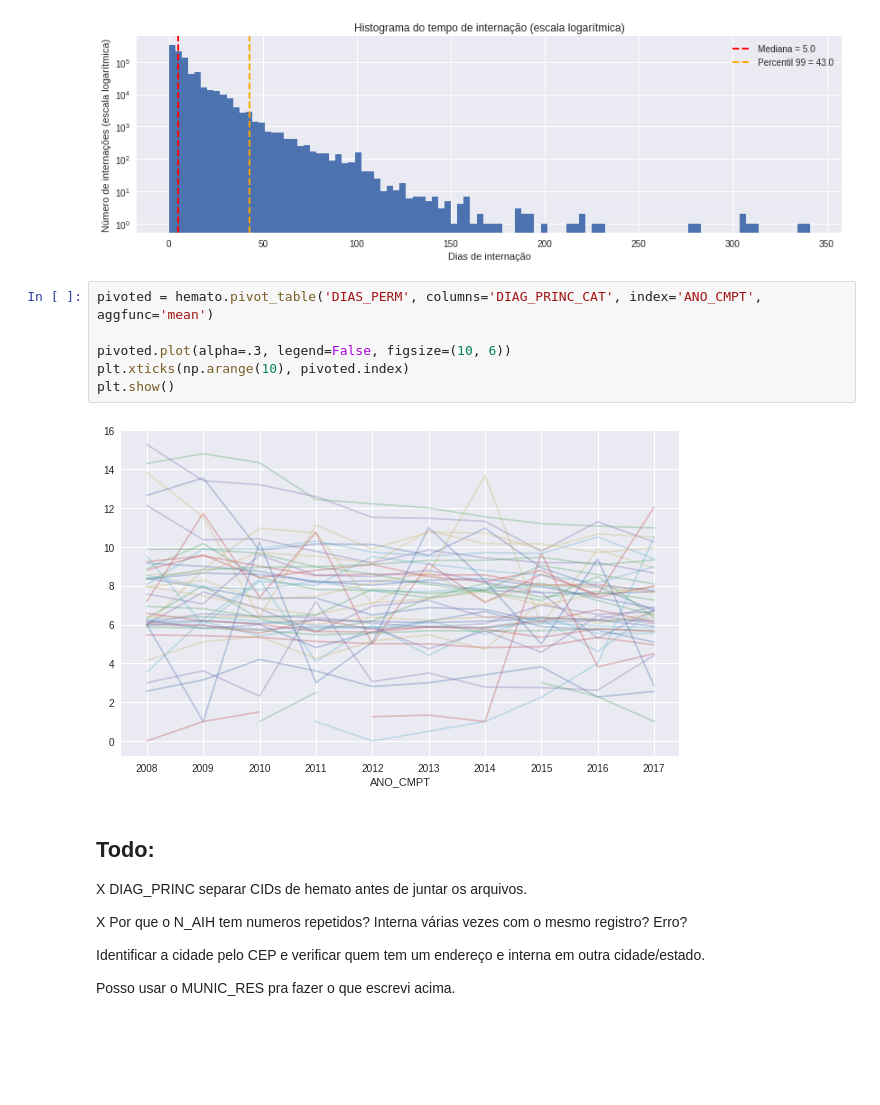
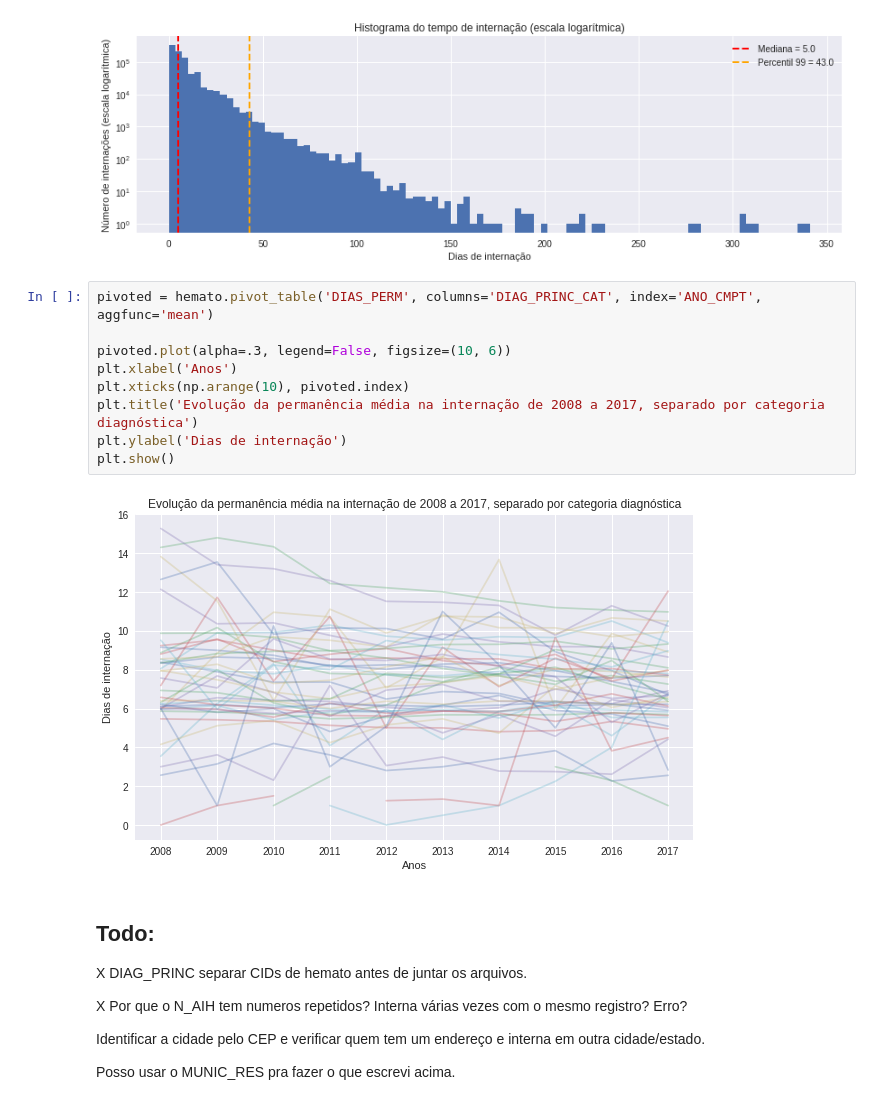
Before and after one commit to gbletsch/hematologic_hospitalizations_brazil, a Jupyter notebook: tcc.ipynb, the cells around one changed output. Saved outputs shown, nothing was run; the diff lists cells and outputs as text; blank space fills up the shorter version.

```diff
--- a/tcc.ipynb
+++ b/tcc.ipynb
@@ -170,11 +170,14 @@ plt.show()
 # %%
 pivoted = hemato.pivot_table('DIAS_PERM', columns='DIAG_PRINC_CAT', index='ANO_CMPT', aggfunc='mean')
 
 pivoted.plot(alpha=.3, legend=False, figsize=(10, 6))
+plt.xlabel('Anos')
 plt.xticks(np.arange(10), pivoted.index)
+plt.title('Evolução da permanência média na internação de 2008 a 2017, separado por categoria diagnóstica')
+plt.ylabel('Dias de internação')
 plt.show()
 # %% [output]
-[figure, old version]
+[figure, new version]
 # %% [markdown]
 ## Todo:
 
```
Also changed, not shown: parts of 3 cells of this notebook, 4 other files.
